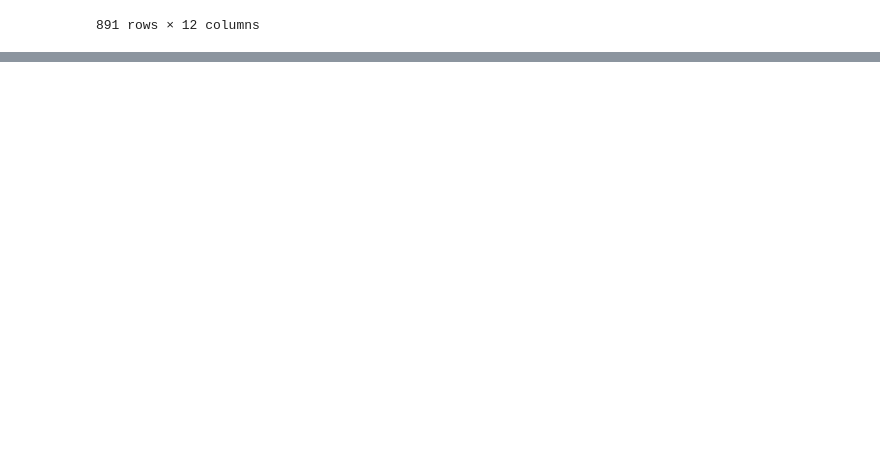
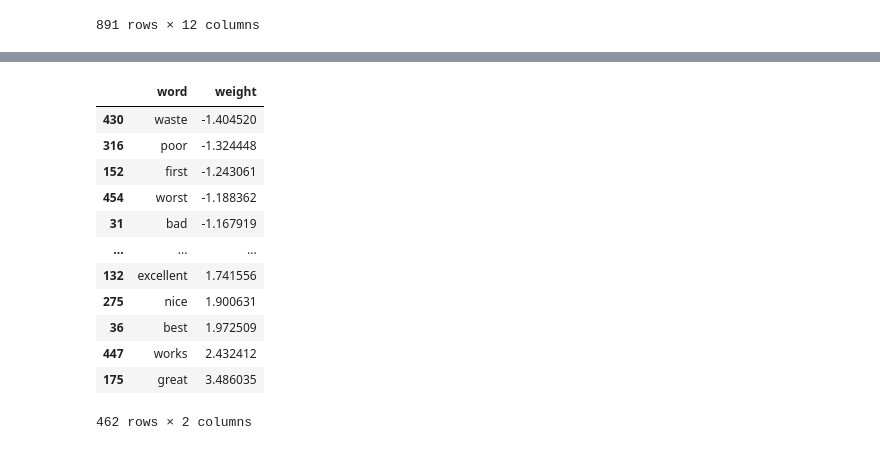
Before and after one commit to yairhoresh/Afeka, a Jupyter notebook: class_exercise_text_classification.ipynb, the cells around one changed output, grey strips where cells are left out. Drawn from its saved outputs; the diff is of its cells as text; code cells hidden in the pictures; blank space fills up the shorter version.

```diff
--- a/class_exercise_text_classification.ipynb
+++ b/class_exercise_text_classification.ipynb
@@ -65,0 +169,10 @@ df_titanic
+# %%
+# I did only for (3)...
+stop_words_set = set(stopwords.words('english'))
+tfidf_vectorizer = TfidfVectorizer(stop_words = stop_words_set, ngram_range = (1, 2), binary = False, tokenizer = lambda s:s.split(' '), max_features = 500, min_df = 3)
+
+tf_idf_mat = tfidf_vectorizer.fit_transform(df_amazon['txt'])
+tf_idf_names = tfidf_vectorizer.get_feature_names_out()
+# %%
+tfidf_df = pd.DataFrame(tf_idf_mat.toarray(), columns = tf_idf_names)
+tfidf_df
@@ -65,0 +193,9 @@ df_titanic
+# %%
+X_train, X_test, y_train, y_test = train_test_split(tfidf_df, df_amazon['sentiment'], test_size=0.2, random_state=42)
+# %%
+%%time
+classifier = LogisticRegression()
+
+model = classifier.fit(X_train, y_train)
+
+prediction = model.predict(X_test)
@@ -65,0 +220,17 @@ df_titanic
+# %%
+# feature imporatance for LR:
+pd.DataFrame(zip(tfidf_df.columns, model.coef_[0]), columns=['word', 'weight']).sort_values(by='weight')
+# %% [output]
+|  | word | weight |
+| 430 | waste | -1.404520 |
+| 316 | poor | -1.324448 |
+| 152 | first | -1.243061 |
+| 454 | worst | -1.188362 |
+| 31 | bad | -1.167919 |
+| ... | ... | ... |
+| 132 | excellent | 1.741556 |
+| 275 | nice | 1.900631 |
+| 36 | best | 1.972509 |
+| 447 | works | 2.432412 |
+| 175 | great | 3.486035 |
+462 rows × 2 columns
```
Also changed, not shown: parts of 23 cells of this notebook.
